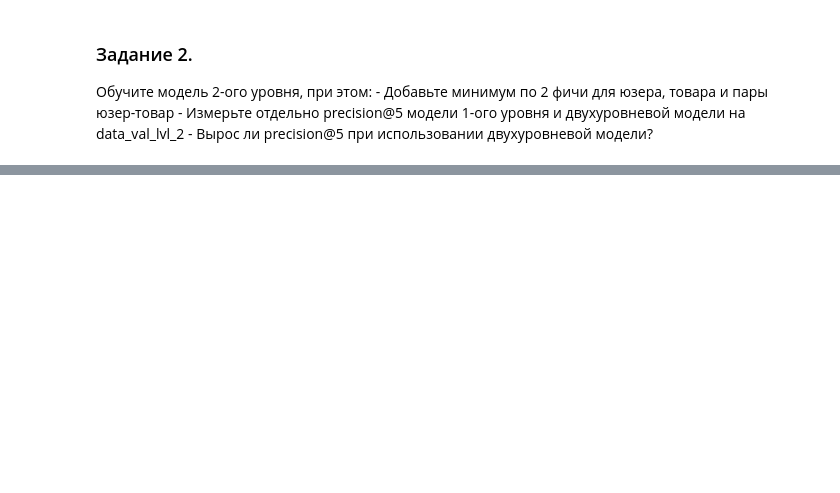
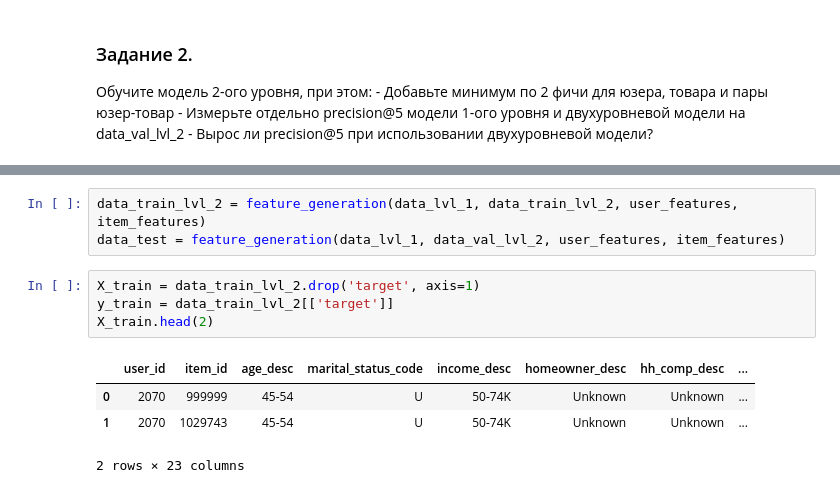
Before and after one commit to aspushkarev/GB-RecSys, a Jupyter notebook: Two_level_models/RecSys_homework6.ipynb, the cells around one changed output, grey strips where cells are left out. Cells and saved outputs as stored; diff of their text form; blank space fills up the shorter version.

```diff
--- a/Two_level_models/RecSys_homework6.ipynb
+++ b/Two_level_models/RecSys_homework6.ipynb
@@ -125,0 +286,12 @@ result_lvl_1.head(2)
+# %%
+data_train_lvl_2 = feature_generation(data_lvl_1, data_train_lvl_2, user_features, item_features)
+data_test = feature_generation(data_lvl_1, data_val_lvl_2, user_features, item_features)
+# %%
+X_train = data_train_lvl_2.drop('target', axis=1)
+y_train = data_train_lvl_2[['target']]
+X_train.head(2)
+# %% [output]
+|  | user_id | item_id | age_desc | marital_status_code | income_desc | homeowner_desc | hh_comp_desc | ... |
+| 0 | 2070 | 999999 | 45-54 | U | 50-74K | Unknown | Unknown | ... |
+| 1 | 2070 | 1029743 | 45-54 | U | 50-74K | Unknown | Unknown | ... |
+2 rows × 23 columns
```
Also changed, not shown: parts of 28 cells of this notebook, 3 other files.
